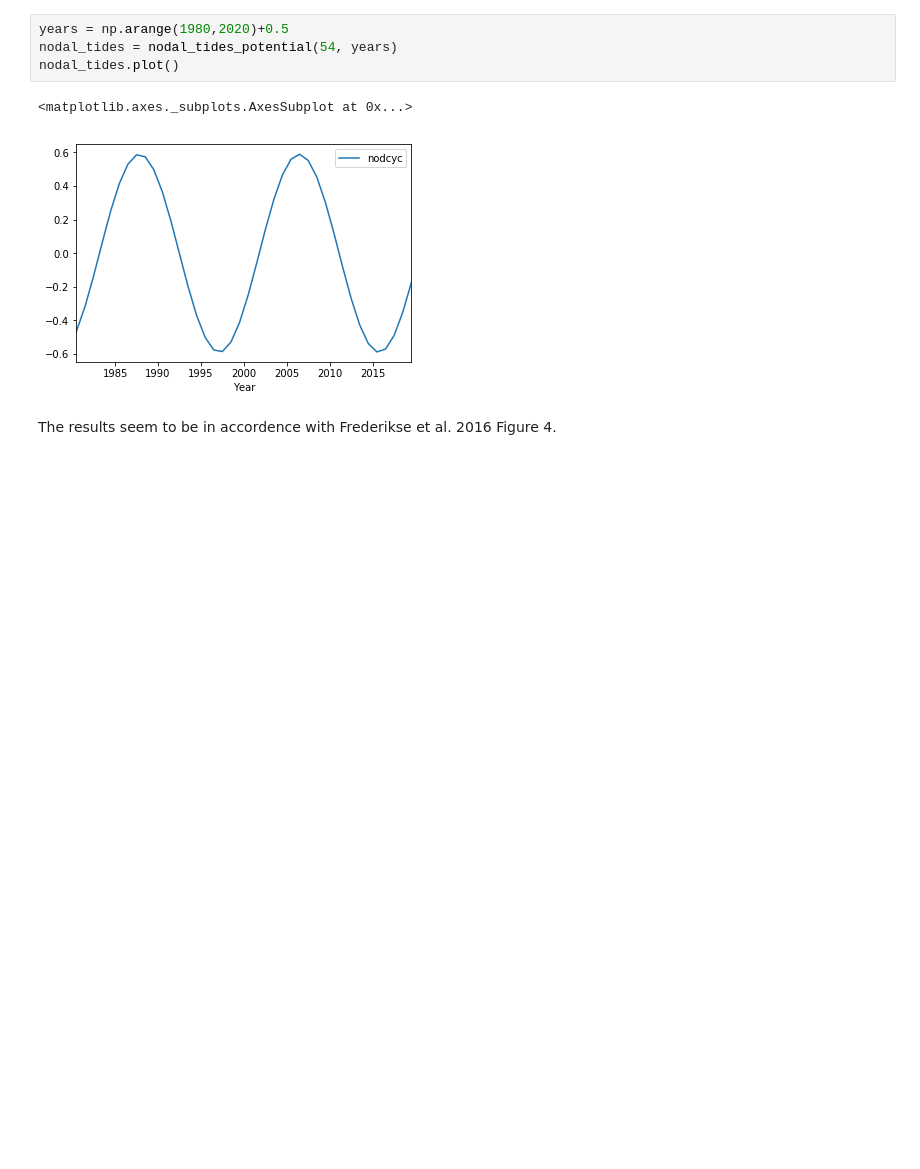
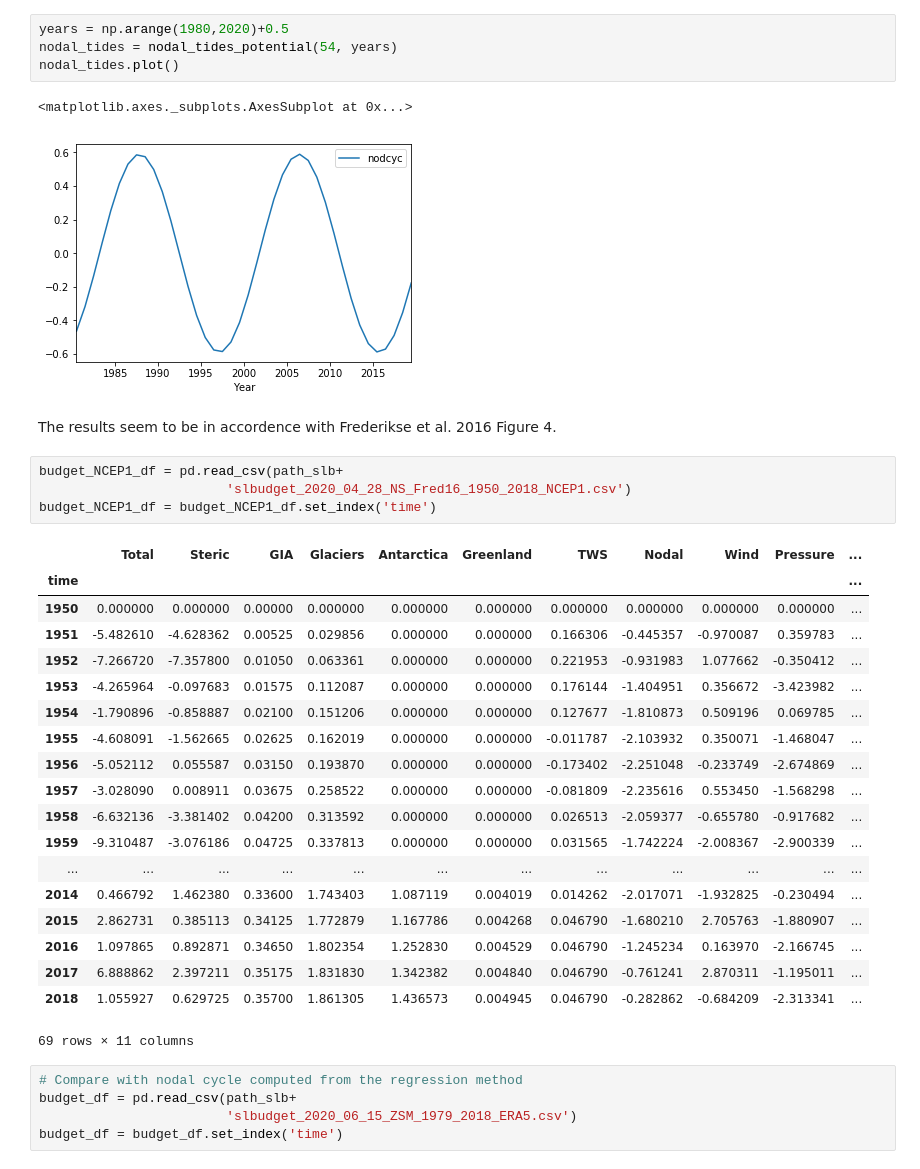
Before and after one commit to Jacobiaan/SLBudget, a Jupyter notebook: notebooks/NodalTides.ipynb, the cells around one changed output. Cells and saved outputs as stored; diff of their text form; blank space fills up the shorter version.

```diff
--- a/notebooks/NodalTides.ipynb
+++ b/notebooks/NodalTides.ipynb
@@ -25,3 +27,32 @@ nodal_tides.plot()
 [figure]
 # %% [markdown]
 The results seem to be in accordence with Frederikse et al. 2016 Figure 4.
+# %%
+budget_NCEP1_df = pd.read_csv(path_slb+
+                        'slbudget_2020_04_28_NS_Fred16_1950_2018_NCEP1.csv')
+budget_NCEP1_df = budget_NCEP1_df.set_index('time')
+# %% [output]
+|  | Total | Steric | GIA | Glaciers | Antarctica | Greenland | TWS | Nodal | Wind | Pressure | ... |
+| time |  |  |  |  |  |  |  |  |  |  | ... |
+| 1950 | 0.000000 | 0.000000 | 0.00000 | 0.000000 | 0.000000 | 0.000000 | 0.000000 | 0.000000 | 0.000000 | 0.000000 | ... |
+| 1951 | -5.482610 | -4.628362 | 0.00525 | 0.029856 | 0.000000 | 0.000000 | 0.166306 | -0.445357 | -0.970087 | 0.359783 | ... |
+| 1952 | -7.266720 | -7.357800 | 0.01050 | 0.063361 | 0.000000 | 0.000000 | 0.221953 | -0.931983 | 1.077662 | -0.350412 | ... |
+| 1953 | -4.265964 | -0.097683 | 0.01575 | 0.112087 | 0.000000 | 0.000000 | 0.176144 | -1.404951 | 0.356672 | -3.423982 | ... |
+| 1954 | -1.790896 | -0.858887 | 0.02100 | 0.151206 | 0.000000 | 0.000000 | 0.127677 | -1.810873 | 0.509196 | 0.069785 | ... |
+| 1955 | -4.608091 | -1.562665 | 0.02625 | 0.162019 | 0.000000 | 0.000000 | -0.011787 | -2.103932 | 0.350071 | -1.468047 | ... |
+| 1956 | -5.052112 | 0.055587 | 0.03150 | 0.193870 | 0.000000 | 0.000000 | -0.173402 | -2.251048 | -0.233749 | -2.674869 | ... |
+| 1957 | -3.028090 | 0.008911 | 0.03675 | 0.258522 | 0.000000 | 0.000000 | -0.081809 | -2.235616 | 0.553450 | -1.568298 | ... |
+| 1958 | -6.632136 | -3.381402 | 0.04200 | 0.313592 | 0.000000 | 0.000000 | 0.026513 | -2.059377 | -0.655780 | -0.917682 | ... |
+| 1959 | -9.310487 | -3.076186 | 0.04725 | 0.337813 | 0.000000 | 0.000000 | 0.031565 | -1.742224 | -2.008367 | -2.900339 | ... |
+| ... | ... | ... | ... | ... | ... | ... | ... | ... | ... | ... | ... |
+| 2014 | 0.466792 | 1.462380 | 0.33600 | 1.743403 | 1.087119 | 0.004019 | 0.014262 | -2.017071 | -1.932825 | -0.230494 | ... |
+| 2015 | 2.862731 | 0.385113 | 0.34125 | 1.772879 | 1.167786 | 0.004268 | 0.046790 | -1.680210 | 2.705763 | -1.880907 | ... |
+| 2016 | 1.097865 | 0.892871 | 0.34650 | 1.802354 | 1.252830 | 0.004529 | 0.046790 | -1.245234 | 0.163970 | -2.166745 | ... |
+| 2017 | 6.888862 | 2.397211 | 0.35175 | 1.831830 | 1.342382 | 0.004840 | 0.046790 | -0.761241 | 2.870311 | -1.195011 | ... |
+| 2018 | 1.055927 | 0.629725 | 0.35700 | 1.861305 | 1.436573 | 0.004945 | 0.046790 | -0.282862 | -0.684209 | -2.313341 | ... |
+69 rows × 11 columns
+# %%
+# Compare with nodal cycle computed from the regression method
+budget_df = pd.read_csv(path_slb+
+                        'slbudget_2020_06_15_ZSM_1979_2018_ERA5.csv')
+budget_df = budget_df.set_index('time')
```
Also changed, not shown: parts of 4 cells of this notebook, 2 other files.
